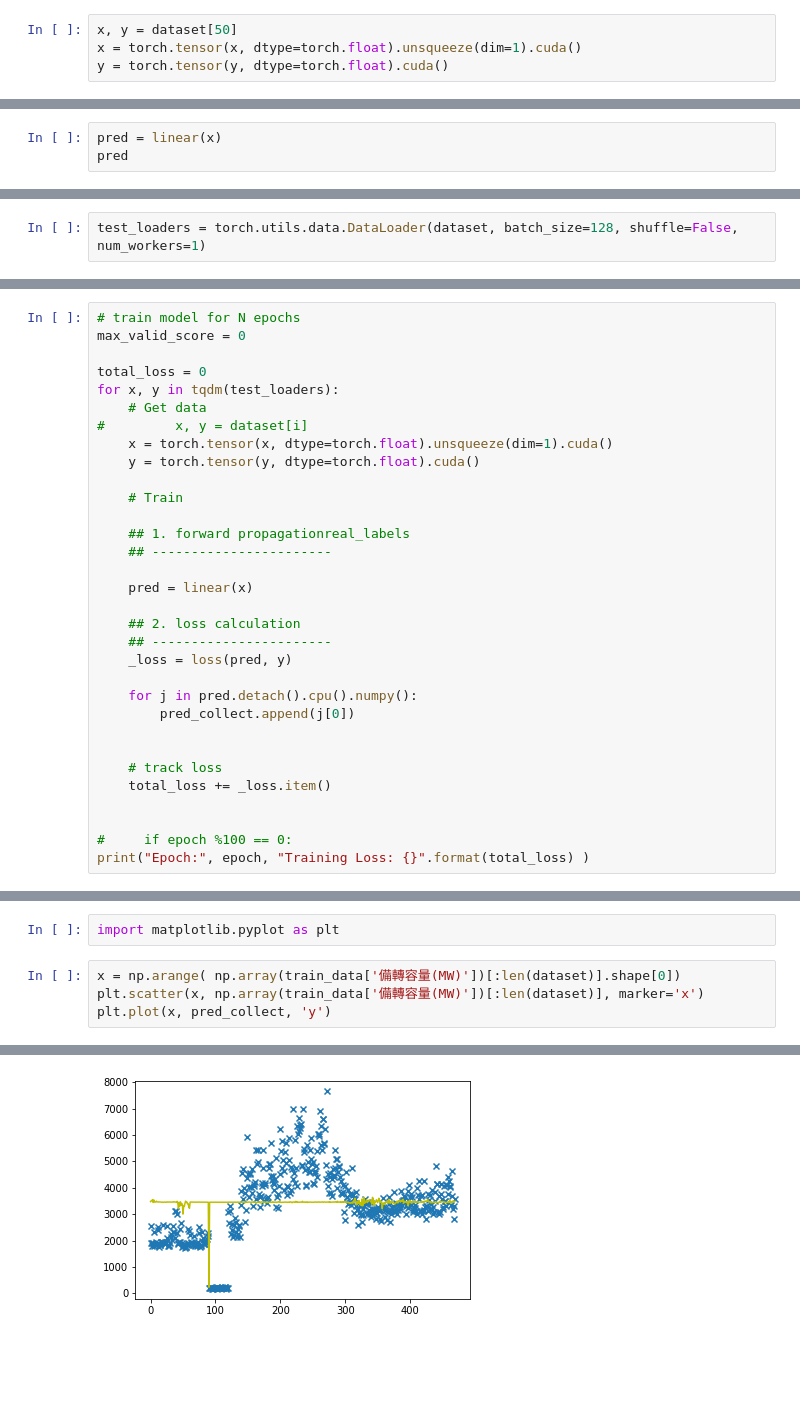
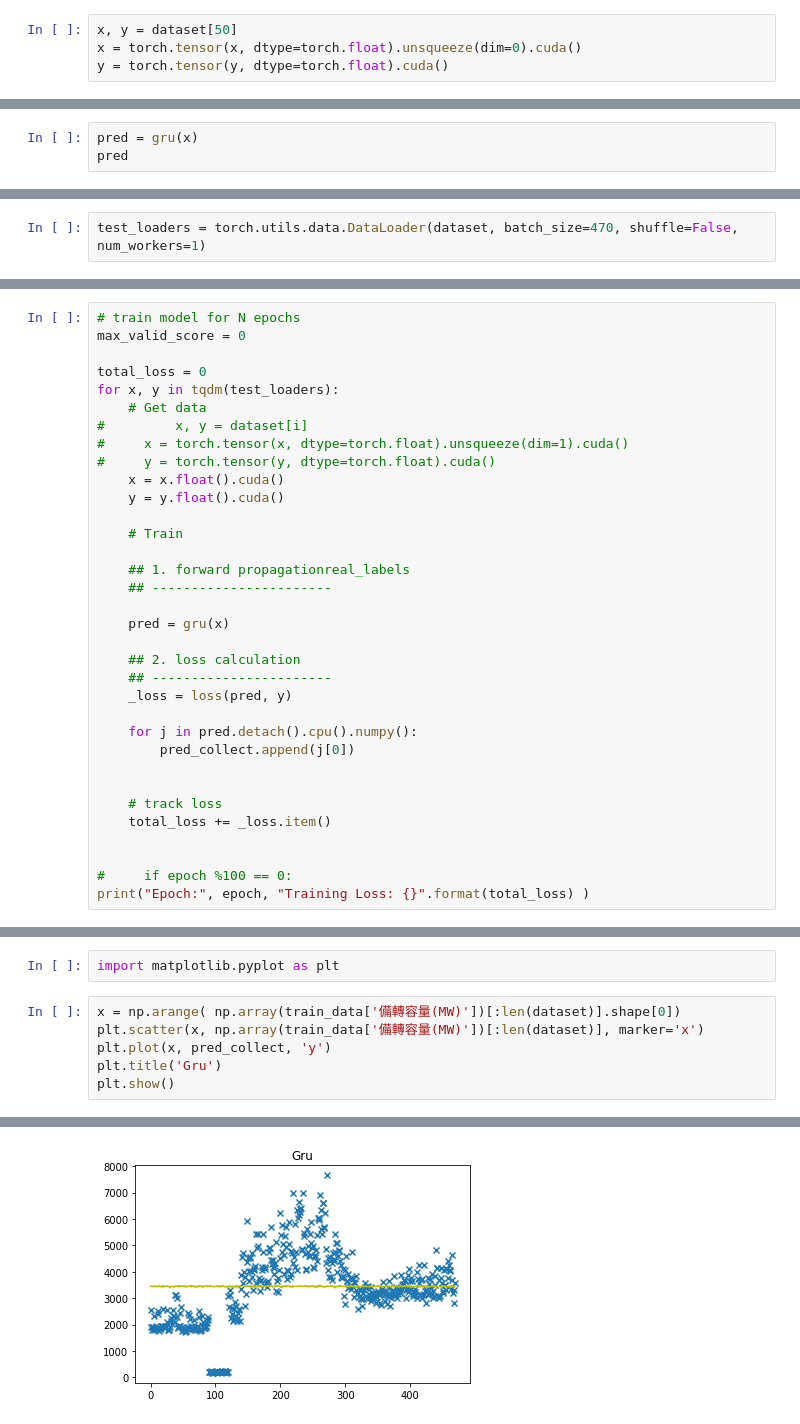
Before and after one commit to jefffang19/CiDSA, a Jupyter notebook: hw1/data_parse.ipynb, the cells around one changed output, grey strips where cells are left out. Saved outputs shown, nothing was run; the diff lists cells and outputs as text; blank space fills up the shorter version.

Commit message:
train gru and set batch_first=True

```diff
--- a/hw1/data_parse.ipynb
+++ b/hw1/data_parse.ipynb
@@ -411,7 +407,7 @@ Epoch: 1100 Training Loss: 1944433.5
 # Test
 # %%
 x, y = dataset[50]
-x = torch.tensor(x, dtype=torch.float).unsqueeze(dim=1).cuda()
+x = torch.tensor(x, dtype=torch.float).unsqueeze(dim=0).cuda()
 y = torch.tensor(y, dtype=torch.float).cuda()
 # %%
 print(x.squeeze())
@@ -421,6 +417,6 @@ tensor([1838., 1813., 1870., 1729., 1770., 1754., 1818., 1903., 2430., 2371.,
         1879., 1923., 1780., 1928., 2518., 2290., 1755., 1805., 1844., 1967.],
        device='cuda:0')
 # %%
-pred = linear(x)
+pred = gru(x)
 pred
 # %% [output]
@@ -440,5 +436,5 @@ tensor(438284.7188, device='cuda:0', grad_fn=<MseLossBackward>)
 # %%
-test_loaders = torch.utils.data.DataLoader(dataset, batch_size=128, shuffle=False, num_workers=1)
+test_loaders = torch.utils.data.DataLoader(dataset, batch_size=470, shuffle=False, num_workers=1)
 # %%
 pred_collect = []
 # %%
@@ -449,15 +445,17 @@ total_loss = 0
 for x, y in tqdm(test_loaders):
     # Get data
 #         x, y = dataset[i]
-    x = torch.tensor(x, dtype=torch.float).unsqueeze(dim=1).cuda()
-    y = torch.tensor(y, dtype=torch.float).cuda()
+#     x = torch.tensor(x, dtype=torch.float).unsqueeze(dim=1).cuda()
+#     y = torch.tensor(y, dtype=torch.float).cuda()
+    x = x.float().cuda()
+    y = y.float().cuda()
 
     # Train
 
     ## 1. forward propagationreal_labels
     ## -----------------------
 
-    pred = linear(x)
+    pred = gru(x)
 
     ## 2. loss calculation
     ## -----------------------
@@ -481,4 +479,6 @@ import matplotlib.pyplot as plt
 x = np.arange( np.array(train_data['備轉容量(MW)'])[:len(dataset)].shape[0])
 plt.scatter(x, np.array(train_data['備轉容量(MW)'])[:len(dataset)], marker='x')
 plt.plot(x, pred_collect, 'y')
+plt.title('Gru')
+plt.show()
 # %% [output]
@@ -486 +485 @@ plt.plot(x, pred_collect, 'y')
-[figure, old version]
+[figure, new version]
```
Also changed, not shown: parts of 16 cells of this notebook.
